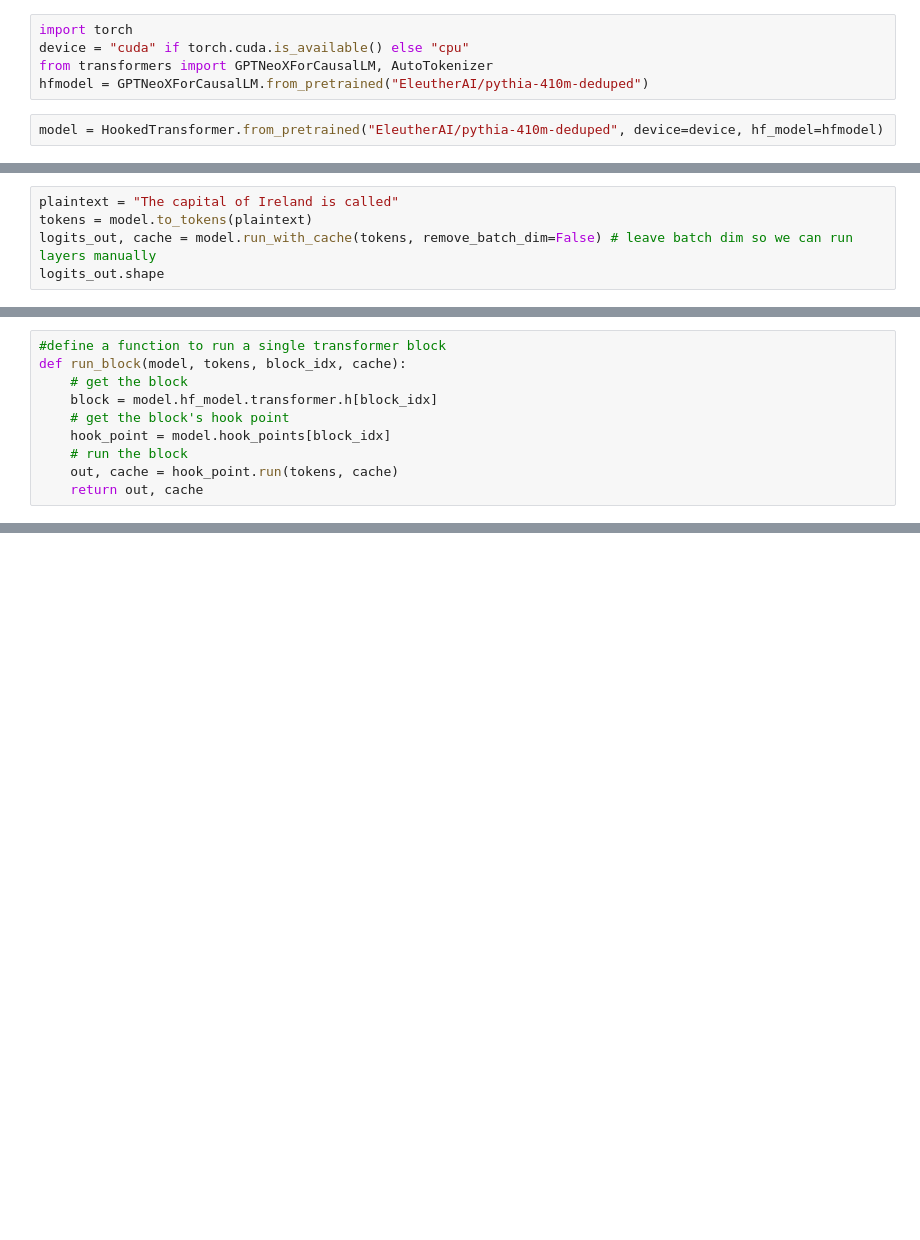
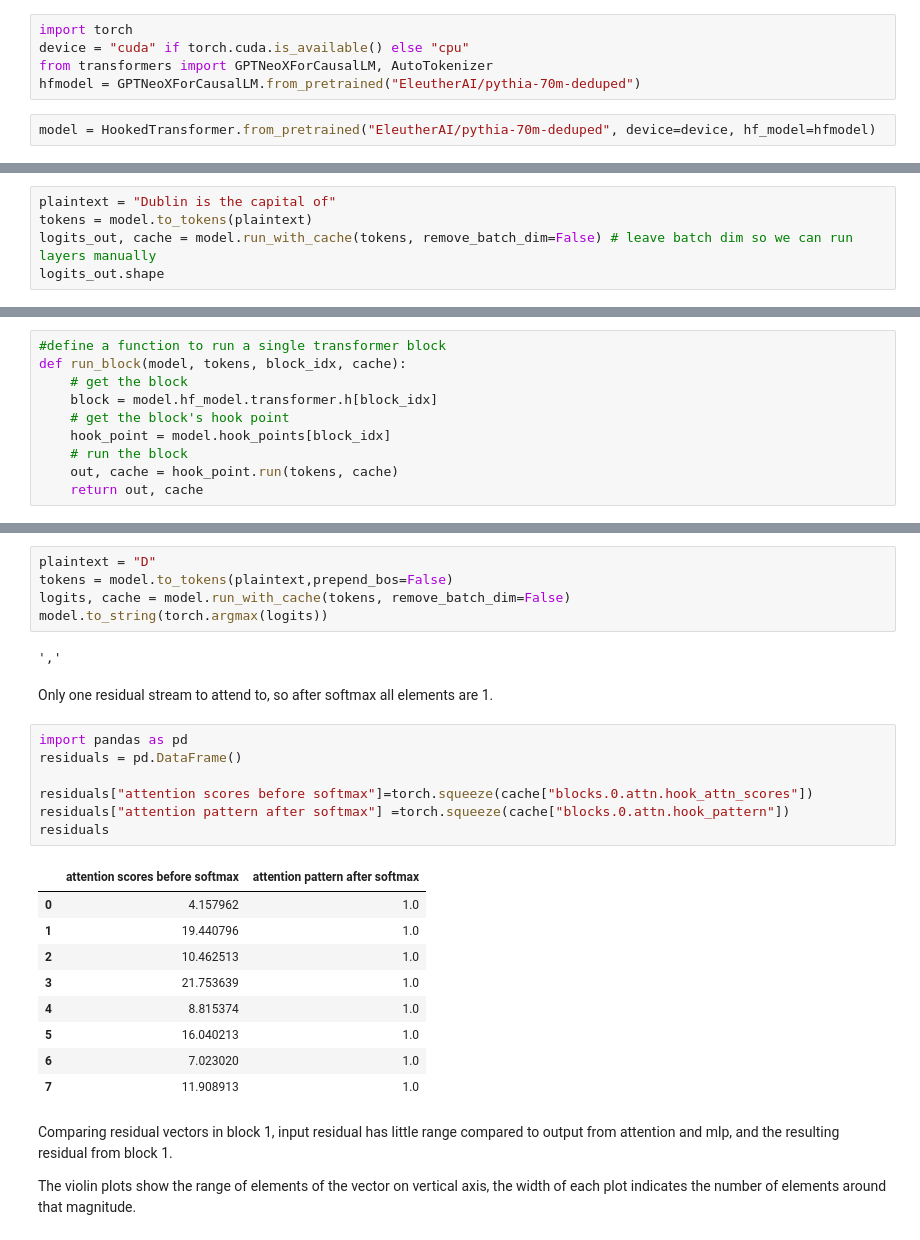
Before and after one commit to prior-technology/annotate-transformer, a Jupyter notebook: notebooks/transformer-lens/Annotate.ipynb, the cells around one changed output, grey strips where cells are left out. Cells and saved outputs as stored; diff of their text form; blank space fills up the shorter version.

```diff
--- a/notebooks/transformer-lens/Annotate.ipynb
+++ b/notebooks/transformer-lens/Annotate.ipynb
@@ -79,6 +116,6 @@ Using a small pythia model to keep diagrams simple.
 import torch
 device = "cuda" if torch.cuda.is_available() else "cpu"
 from transformers import GPTNeoXForCausalLM, AutoTokenizer
-hfmodel = GPTNeoXForCausalLM.from_pretrained("EleutherAI/pythia-410m-deduped")
+hfmodel = GPTNeoXForCausalLM.from_pretrained("EleutherAI/pythia-70m-deduped")
 # %%
-model = HookedTransformer.from_pretrained("EleutherAI/pythia-410m-deduped", device=device, hf_model=hfmodel)
+model = HookedTransformer.from_pretrained("EleutherAI/pythia-70m-deduped", device=device, hf_model=hfmodel)
@@ -85,5 +129,5 @@ model = HookedTransformer.from_pretrained("EleutherAI/pythia-410m-deduped", devi
 # %%
-plaintext = "The capital of Ireland is called"
+plaintext = "Dublin is the capital of"
 tokens = model.to_tokens(plaintext)
 logits_out, cache = model.run_with_cache(tokens, remove_batch_dim=False) # leave batch dim so we can run layers manually
 logits_out.shape
@@ -132,0 +378,30 @@ def run_block(model, tokens, block_idx, cache):
+# %%
+plaintext = "D"
+tokens = model.to_tokens(plaintext,prepend_bos=False)
+logits, cache = model.run_with_cache(tokens, remove_batch_dim=False)
+model.to_string(torch.argmax(logits))
+# %% [output]
+','
+# %% [markdown]
+Only one residual stream to attend to, so after softmax all elements are 1.
+# %%
+import pandas as pd
+residuals = pd.DataFrame()
+
+residuals["attention scores before softmax"]=torch.squeeze(cache["blocks.0.attn.hook_attn_scores"])
+residuals["attention pattern after softmax"] =torch.squeeze(cache["blocks.0.attn.hook_pattern"])
+residuals
+# %% [output]
+|  | attention scores before softmax | attention pattern after softmax |
+| 0 | 4.157962 | 1.0 |
+| 1 | 19.440796 | 1.0 |
+| 2 | 10.462513 | 1.0 |
+| 3 | 21.753639 | 1.0 |
+| 4 | 8.815374 | 1.0 |
+| 5 | 16.040213 | 1.0 |
+| 6 | 7.023020 | 1.0 |
+| 7 | 11.908913 | 1.0 |
+# %% [markdown]
+Comparing residual vectors in block 1, input residual has little range compared to output from attention and mlp, and the resulting residual from block 1.
+
+The violin plots show the range of elements of the vector on vertical axis, the width of each plot indicates the number of elements around that magnitude.
```
Also changed, not shown: parts of 43 cells of this notebook.
